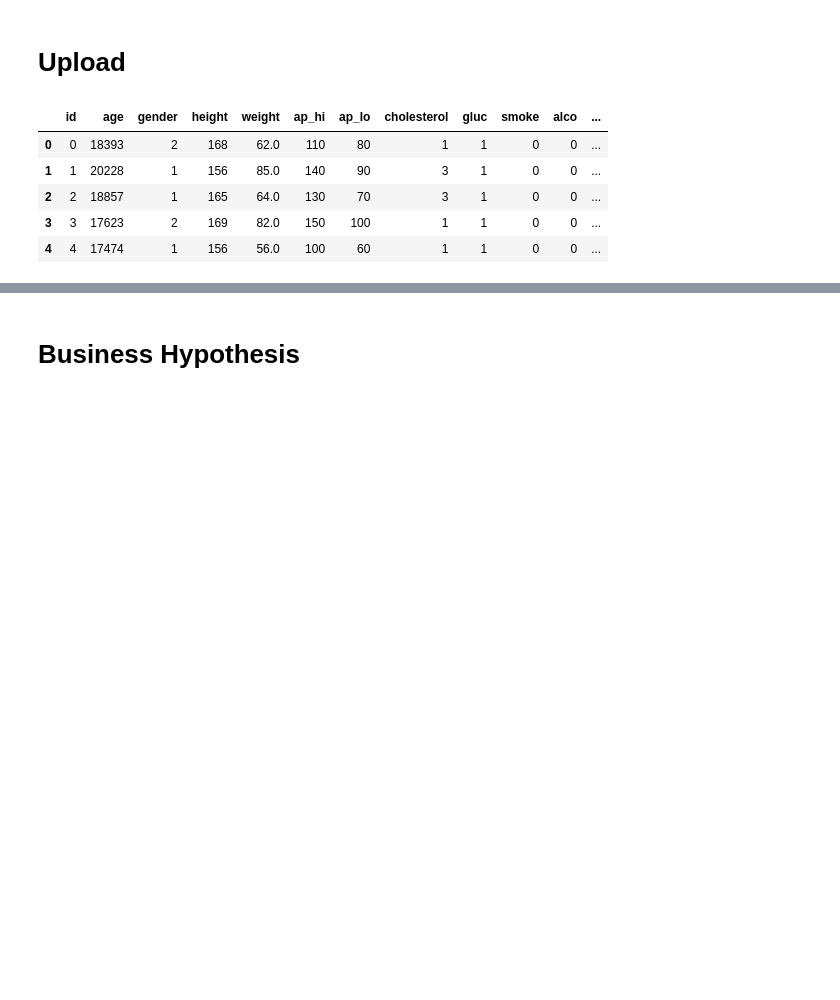
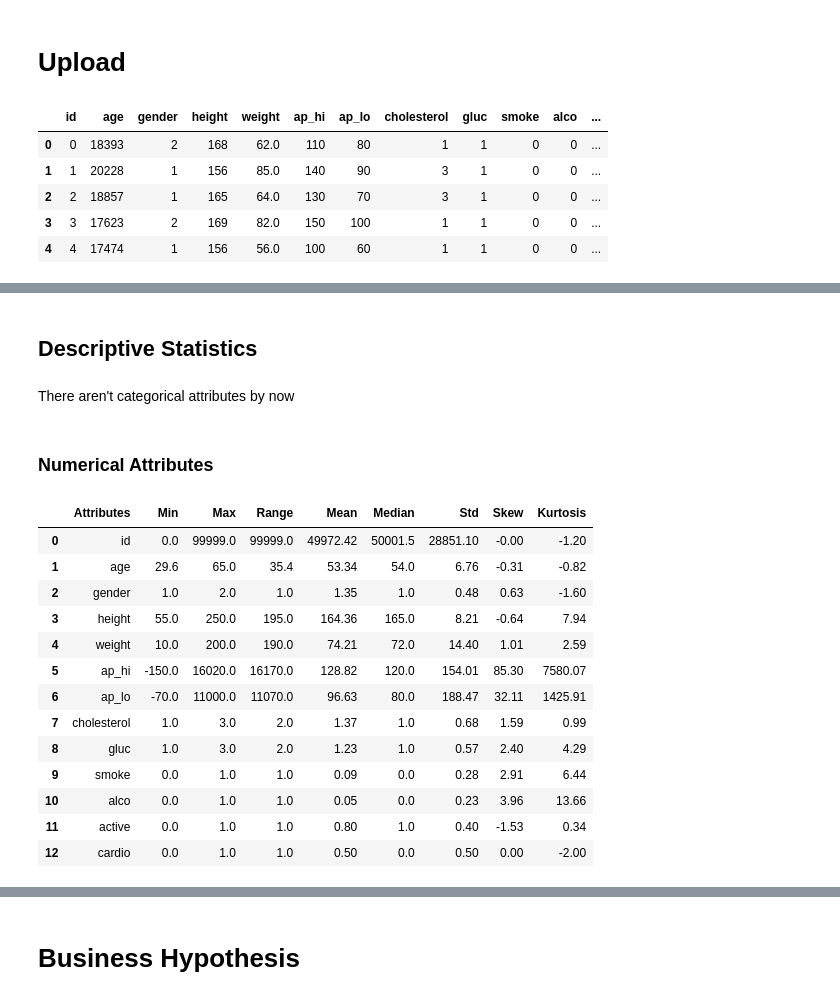
Before and after one commit to caio-roliveira/cardio_catch_diseases, a Jupyter notebook: cardio_catch_diseases.ipynb, the cells around one changed output, grey strips where cells are left out. Saved outputs shown, nothing was run; the diff lists cells and outputs as text; code cells hidden in the pictures; blank space fills up the shorter version.

```diff
--- a/cardio_catch_diseases.ipynb
+++ b/cardio_catch_diseases.ipynb
@@ -100,0 +188,45 @@ data_raw.head()
+# %% [markdown]
+## Descriptive Statistics
+# %%
+# allocating the numerical columns into a new variable
+num_attributes = df1.select_dtypes(include = ['int64','float64'])
+
+# allocating the categorical columns into a new variable
+cat_attributes = df1.select_dtypes(exclude = ['int64','float64','datetime64[ns]'])
+# %% [markdown]
+There aren't categorical attributes by now
+# %% [markdown]
+### Numerical Attributes
+# %%
+# Central Tendency - Mean, Median
+ct1 = pd.DataFrame(num_attributes.apply(np.mean).round(2) ).T # mean
+ct2 = pd.DataFrame(num_attributes.apply(np.median).round(2) ).T # median
+
+# Dispersion - std, min, max, skew, kurtosis
+d1 = pd.DataFrame(num_attributes.apply(np.std).round(2) ).T # standard deviation
+d2 = pd.DataFrame(num_attributes.apply(min) ).T # min
+d3 = pd.DataFrame(num_attributes.apply(max) ).T # max
+d4 = pd.DataFrame(num_attributes.apply(lambda x: x.max() - x.min()) ).T # range
+d5 = pd.DataFrame(num_attributes.apply(lambda x: x.skew().round(2) )).T # skew
+d6 = pd.DataFrame(num_attributes.apply(lambda x: x.kurtosis().round(2) )).T # kurtosis
+
+# concatenate
+m = pd.concat([d2,d3,d4,ct1,ct2,d1,d5,d6]).T.reset_index()
+m.columns = ['Attributes','Min', 'Max', 'Range', 'Mean', 'Median', 'Std', 'Skew', 'Kurtosis']
+
+m
+# %% [output]
+|  | Attributes | Min | Max | Range | Mean | Median | Std | Skew | Kurtosis |
+| 0 | id | 0.0 | 99999.0 | 99999.0 | 49972.42 | 50001.5 | 28851.10 | -0.00 | -1.20 |
+| 1 | age | 29.6 | 65.0 | 35.4 | 53.34 | 54.0 | 6.76 | -0.31 | -0.82 |
+| 2 | gender | 1.0 | 2.0 | 1.0 | 1.35 | 1.0 | 0.48 | 0.63 | -1.60 |
+| 3 | height | 55.0 | 250.0 | 195.0 | 164.36 | 165.0 | 8.21 | -0.64 | 7.94 |
+| 4 | weight | 10.0 | 200.0 | 190.0 | 74.21 | 72.0 | 14.40 | 1.01 | 2.59 |
+| 5 | ap_hi | -150.0 | 16020.0 | 16170.0 | 128.82 | 120.0 | 154.01 | 85.30 | 7580.07 |
+| 6 | ap_lo | -70.0 | 11000.0 | 11070.0 | 96.63 | 80.0 | 188.47 | 32.11 | 1425.91 |
+| 7 | cholesterol | 1.0 | 3.0 | 2.0 | 1.37 | 1.0 | 0.68 | 1.59 | 0.99 |
+| 8 | gluc | 1.0 | 3.0 | 2.0 | 1.23 | 1.0 | 0.57 | 2.40 | 4.29 |
+| 9 | smoke | 0.0 | 1.0 | 1.0 | 0.09 | 0.0 | 0.28 | 2.91 | 6.44 |
+| 10 | alco | 0.0 | 1.0 | 1.0 | 0.05 | 0.0 | 0.23 | 3.96 | 13.66 |
+| 11 | active | 0.0 | 1.0 | 1.0 | 0.80 | 1.0 | 0.40 | -1.53 | 0.34 |
+| 12 | cardio | 0.0 | 1.0 | 1.0 | 0.50 | 0.0 | 0.50 | 0.00 | -2.00 |
```
Also changed, not shown: parts of 24 cells of this notebook.
